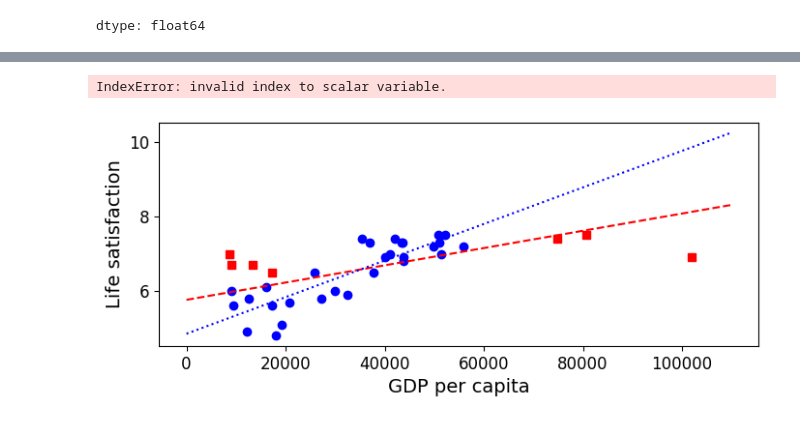
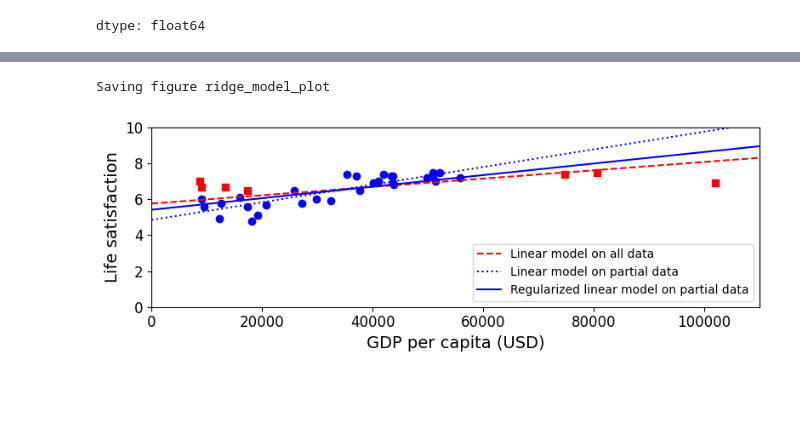
Before and after one commit to spoorti-06/ml, a Jupyter notebook: 01_the_machine_learning_landscape.ipynb, the cells around one changed output, grey strips where cells are left out. Drawn from its saved outputs; the diff is of its cells as text; code cells hidden in the pictures; blank space fills up the shorter version.

```diff
--- a/01_the_machine_learning_landscape.ipynb
+++ b/01_the_machine_learning_landscape.ipynb
@@ -410,28 +479,31 @@ gdp_per_capita.loc[[c for c in gdp_per_capita.index if "W" in c.upper()]].head()
 # %%
 plt.figure(figsize=(8,3))
 
 plt.xlabel("GDP per capita")
 plt.ylabel('Life satisfaction')
 
 plt.plot(list(sample_data["GDP per capita"]), list(sample_data["Life satisfaction"]), "bo")
 plt.plot(list(missing_data["GDP per capita"]), list(missing_data["Life satisfaction"]), "rs")
 
 X = np.linspace(0, 110000, 1000)
 plt.plot(X, t0full + t1full * X, "r--", label="Linear model on all data")
 plt.plot(X, t0 + t1*X, "b:", label="Linear model on partial data")
 
 ridge = linear_model.Ridge(alpha=10**9.5)
 Xsample = np.c_[sample_data["GDP per capita"]]
 ysample = np.c_[sample_data["Life satisfaction"]]
-ridge.fit(Xsample, ysample)
-t0ridge, t1ridge = ridge.intercept_[0], ridge.coef_[0][0]
+ridge.fit(Xsample, ysample.ravel())
+# When y is a 1D array (after raveling),
+# ridge.intercept_ is a scalar (float)
+# ridge.coef_ is a 1D array (shape (1,)) for a single feature
+t0ridge, t1ridge = ridge.intercept_, ridge.coef_[0]
 plt.plot(X, t0ridge + t1ridge * X, "b", label="Regularized linear model on partial data")
 
 plt.legend(loc="lower right")
 plt.axis([0, 110000, 0, 10])
 plt.xlabel("GDP per capita (USD)")
 save_fig('ridge_model_plot')
 plt.show()
 # %% [output]
-IndexError: invalid index to scalar variable.
+Saving figure ridge_model_plot
-[figure, old version]
+[figure, new version]
```
Also changed, not shown: parts of 12 cells of this notebook.
